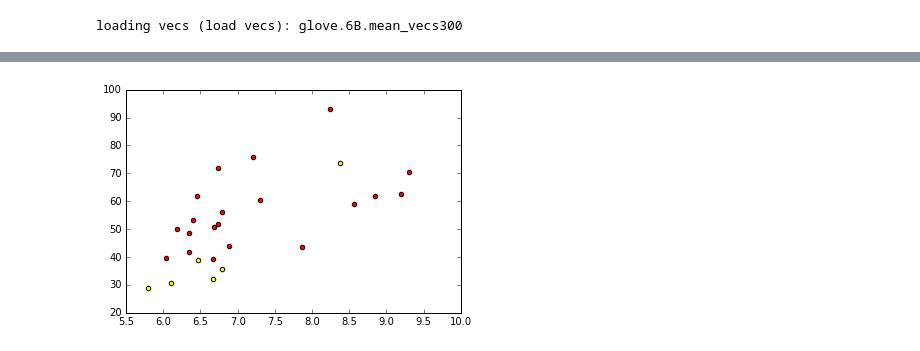
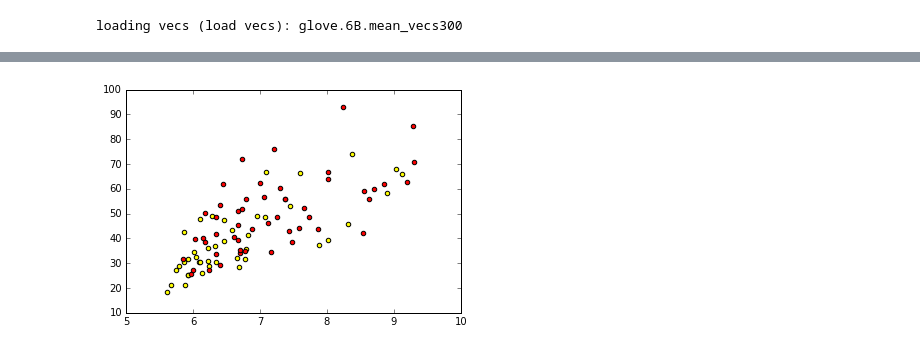
Before and after one commit to reubenharry/Distributional-RSA, a Jupyter notebook: heuristics.ipynb, the cells around one changed output, grey strips where cells are left out. Drawn from its saved outputs; the diff is of its cells as text; code cells hidden in the pictures.

```diff
--- a/heuristics.ipynb
+++ b/heuristics.ipynb
@@ -28,0 +7,28 @@ FAILURE
+# %%
+data = load_trofi_data()
+
+# lit_data = []
+# counter = 0
+# for verb in sorted(list(data)):
+#     if counter > 10:
+#         break
+#     counter +=1
+#     print("VERB\n\n\n",verb)
+#     lit_data += list(zip(*[metrics(s,verb) for s in data[verb]["literal"]  ]))
+
+# met_data = []
+# counter = 0
+# for verb in sorted(list(data)):
+#     if counter > 5:
+#         break
+#     counter += 1
+#     print("VERB\n\n\n",verb)
+#     met_data += list(zip(*[metrics(s,verb) for s in data[verb]["non_literal"]  ]))
+
+lit_data_1 = list(zip(*[metrics(s,"absorb") for s in data["absorb"]["literal"]  ]))
+lit_data_2 = list(zip(*[metrics(s,"attack") for s in data["attack"]["literal"]  ]))
+met_data_1 = list(zip(*[metrics(s,"absorb") for s in data["absorb"]["non_literal"]  ]))
+met_data_2 = list(zip(*[metrics(s,"attack") for s in data["attack"]["non_literal"]  ]))
+
+
+# lit_data
@@ -29,5 +53,5 @@ FAILURE
 # %%
-prior_hm = matplotlib.pyplot.scatter(c='yellow',x=lit_data[0],y=lit_data[1])
-_ = matplotlib.pyplot.scatter(c='red',x=met_data[0],y=met_data[1])
+prior_hm = matplotlib.pyplot.scatter(c='yellow',x=lit_data_2[0]+lit_data_1[0],y=lit_data_2[1]+lit_data_1[1])
+_ = matplotlib.pyplot.scatter(c='red',x=met_data_2[0]+met_data_1[0],y=met_data_2[1]+met_data_1[1])
 # %% [output]
-[figure, old version]
+[figure, new version]
```
Also changed, not shown: parts of 2 cells of this notebook, 5 other files.
